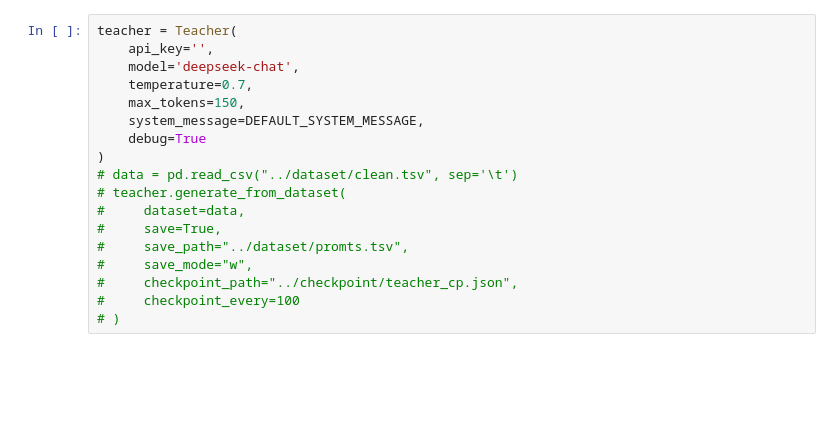
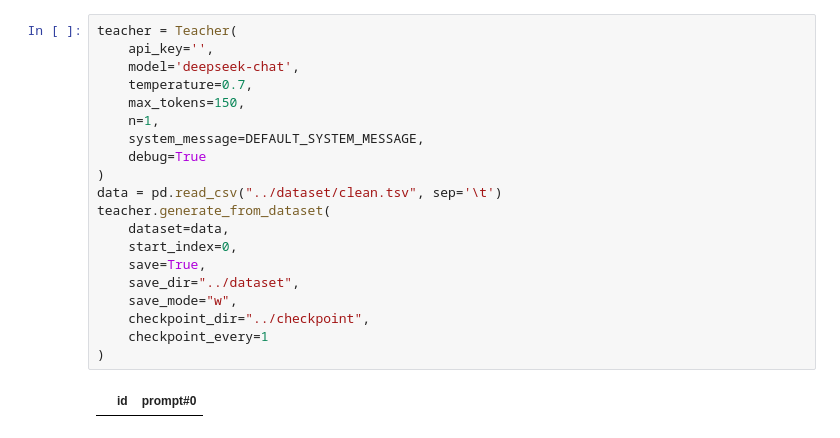
Before and after one commit to iltars311/ArticleCover, a Jupyter notebook: src/teacher.ipynb, the cells around one changed output. Drawn from its saved outputs; the diff is of its cells as text; blank space fills up the shorter version.

Commit message:
prompts

```diff
--- a/src/teacher.ipynb
+++ b/src/teacher.ipynb
@@ -181,18 +191,22 @@ class Teacher:
 # %%
 teacher = Teacher(
     api_key='',
     model='deepseek-chat',
     temperature=0.7,
     max_tokens=150,
+    n=1,
     system_message=DEFAULT_SYSTEM_MESSAGE,
     debug=True
 )
-# data = pd.read_csv("../dataset/clean.tsv", sep='\t')
-# teacher.generate_from_dataset(
-#     dataset=data,
-#     save=True,
-#     save_path="../dataset/promts.tsv",
-#     save_mode="w",
-#     checkpoint_path="../checkpoint/teacher_cp.json",
-#     checkpoint_every=100
-# )
+data = pd.read_csv("../dataset/clean.tsv", sep='\t')
+teacher.generate_from_dataset(
+    dataset=data,
+    start_index=0,
+    save=True,
+    save_dir="../dataset",
+    save_mode="w",
+    checkpoint_dir="../checkpoint",
+    checkpoint_every=1
+)
+# %% [output]
+|  | id | prompt#0 |
```
Also changed, not shown: parts of 5 cells of this notebook, 9 other files.
